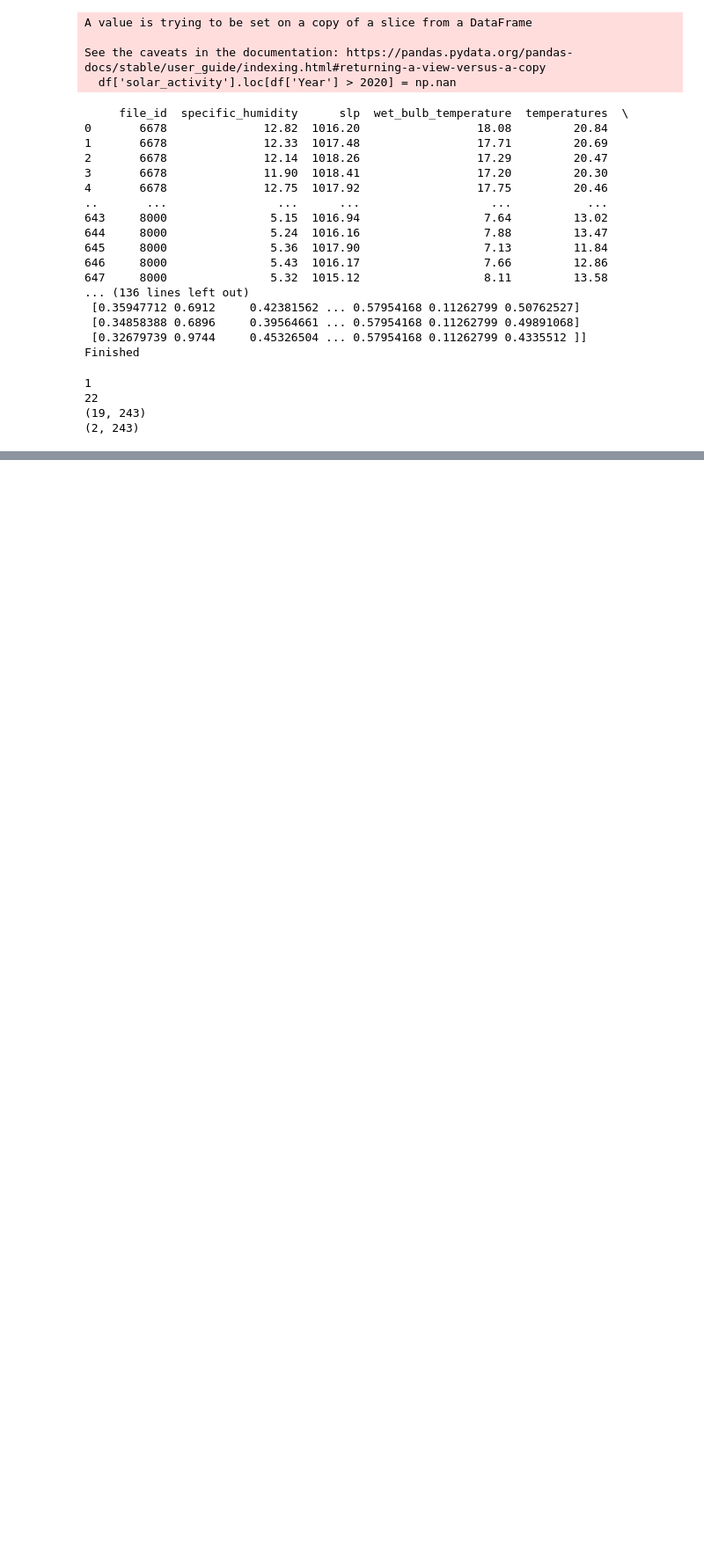
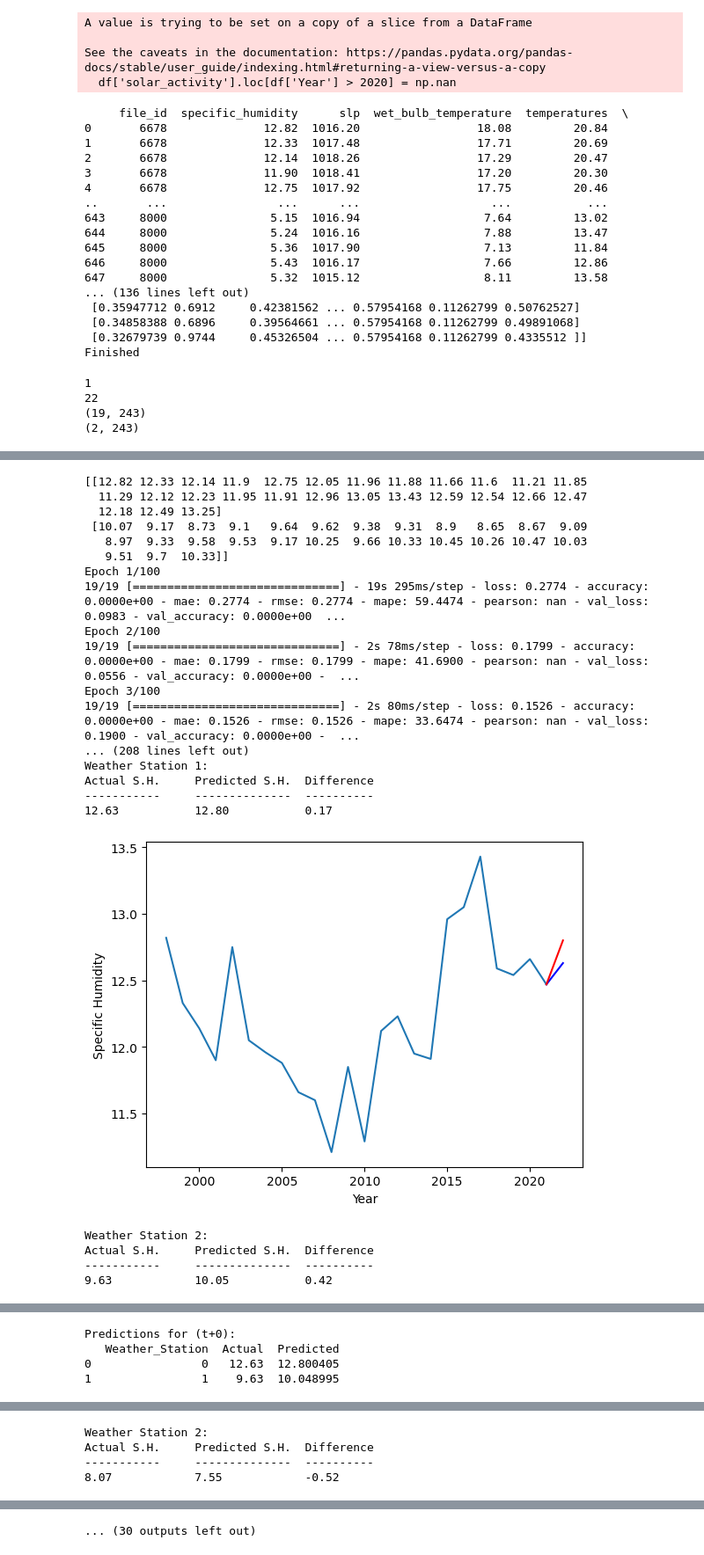
Before and after one commit to vicphysics/Temperature_and_Specific_Humidity_Prediction, a Jupyter notebook: Final_Yearly_Dataset_CNN_LSTM_Model_SH_S1_No_GHI.ipynb, the cells around one changed output, grey strips where cells are left out. Shown at 88% size. Saved outputs shown, nothing was run; the diff lists cells and outputs as text; code cells hidden in the pictures; blank space fills up the shorter version.

```diff
--- a/Final_Yearly_Dataset_CNN_LSTM_Model_SH_S1_No_GHI.ipynb
+++ b/Final_Yearly_Dataset_CNN_LSTM_Model_SH_S1_No_GHI.ipynb
@@ -917,11 +949,11 @@ def create_best_model(X, y, n_lag, n_seq, n_batch, nb_epoch):
 
     # Hyperparameters from the best model
     filters = 512
-    lr = 0.003916316513762676
+    lr = 0.10573342960906708
     optimizer = SGD(learning_rate = lr)
     activation_function = 'tanh'
-    lstm_units = 1024
-    dropout_rate = 0.2468857003842267
+    lstm_units = 256
+    dropout_rate = 0.3915321244056659
 
     # design network
     model = Sequential()
@@ -1252,30 +1284,53 @@ for i in range(5):
 
 print(rmse1_avg_list)
 print(rmse2_avg_list)
 print(mae_avg_list)
 print(skmape_avg_list)
 print(r2_score_avg_list)
 print(mape_avg_list)
 print(pearson_avg_list)
 print(np.array(actual_results).flatten())
 print(np.array(forecast_results).flatten())
 a2 = np.array(actual_results).flatten()
 f2 = np.array(forecast_results).flatten()
 p1 = np.array(pearson(tf.convert_to_tensor(a2), tf.convert_to_tensor(f2)))
 print("Accuracy Results:")
 print("RMSE for each fold:")
 print(rmse1_avg_list)
 print("Average SKRMSE:"+str(np.mean(rmse1_avg_list)))
 print("Average KRMSE:"+str(np.mean(rmse2_avg_list)))
 print("Average MAE:"+str(np.mean(mae_avg_list)))
 print("Average SKMAPE:"+str(np.mean(skmape_avg_list)))
 print("Average MAPE:"+str(np.mean(mape_avg_list)))
 print("Average PEARSON:"+str(p1))
 print("Average R2 Score:"+str(np.mean(r2_score_avg_list)))
 print("")
 print("Average Specific Humidity:"+str(np.mean(actual_avg_list)))
 print("RMSE % of Specific Humidity:"+str(np.mean(rmse2_avg_list)/np.mean(actual_avg_list)))
 
 # Plot model architecture
 filename = "cnnlstm_model_optimized_SH_S1_No_GHI.png"
 plot_model(best_model, to_file=filename, show_shapes=True, show_layer_names=True)
+# %% [output]
+[[12.82 12.33 12.14 11.9  12.75 12.05 11.96 11.88 11.66 11.6  11.21 11.85
+  11.29 12.12 12.23 11.95 11.91 12.96 13.05 13.43 12.59 12.54 12.66 12.47
+  12.18 12.49 13.25]
+ [10.07  9.17  8.73  9.1   9.64  9.62  9.38  9.31  8.9   8.65  8.67  9.09
+   8.97  9.33  9.58  9.53  9.17 10.25  9.66 10.33 10.45 10.26 10.47 10.03
+   9.51  9.7  10.33]]
+Epoch 1/100
+19/19 [==============================] - 19s 295ms/step - loss: 0.2774 - accuracy: 0.0000e+00 - mae: 0.2774 - rmse: 0.2774 - mape: 59.4474 - pearson: nan - val_loss: 0.0983 - val_accuracy: 0.0000e+00  ...
+Epoch 2/100
+19/19 [==============================] - 2s 78ms/step - loss: 0.1799 - accuracy: 0.0000e+00 - mae: 0.1799 - rmse: 0.1799 - mape: 41.6900 - pearson: nan - val_loss: 0.0556 - val_accuracy: 0.0000e+00 -  ...
+Epoch 3/100
+19/19 [==============================] - 2s 80ms/step - loss: 0.1526 - accuracy: 0.0000e+00 - mae: 0.1526 - rmse: 0.1526 - mape: 33.6474 - pearson: nan - val_loss: 0.1900 - val_accuracy: 0.0000e+00 -  ...
+... (208 lines left out)
+Weather Station 1:
+Actual S.H.     Predicted S.H.  Difference
+-----------     --------------  ----------
+12.63           12.80           0.17
+[figure, added]
+Weather Station 2:
+Actual S.H.     Predicted S.H.  Difference
+-----------     --------------  ----------
+9.63            10.05           0.42
@@ -1281,0 +1338,4 @@ plot_model(best_model, to_file=filename, show_shapes=True, show_layer_names=True
+Predictions for (t+0):
+   Weather_Station  Actual  Predicted
+0                0   12.63  12.800405
+1                1    9.63  10.048995
@@ -1281,0 +1379,4 @@ plot_model(best_model, to_file=filename, show_shapes=True, show_layer_names=True
+Weather Station 2:
+Actual S.H.     Predicted S.H.  Difference
+-----------     --------------  ----------
+8.07            7.55            -0.52
@@ -1281,0 +1384 @@ plot_model(best_model, to_file=filename, show_shapes=True, show_layer_names=True
+... (30 outputs left out)
```
Also changed, not shown: parts of 7 cells of this notebook, 1 other file.
